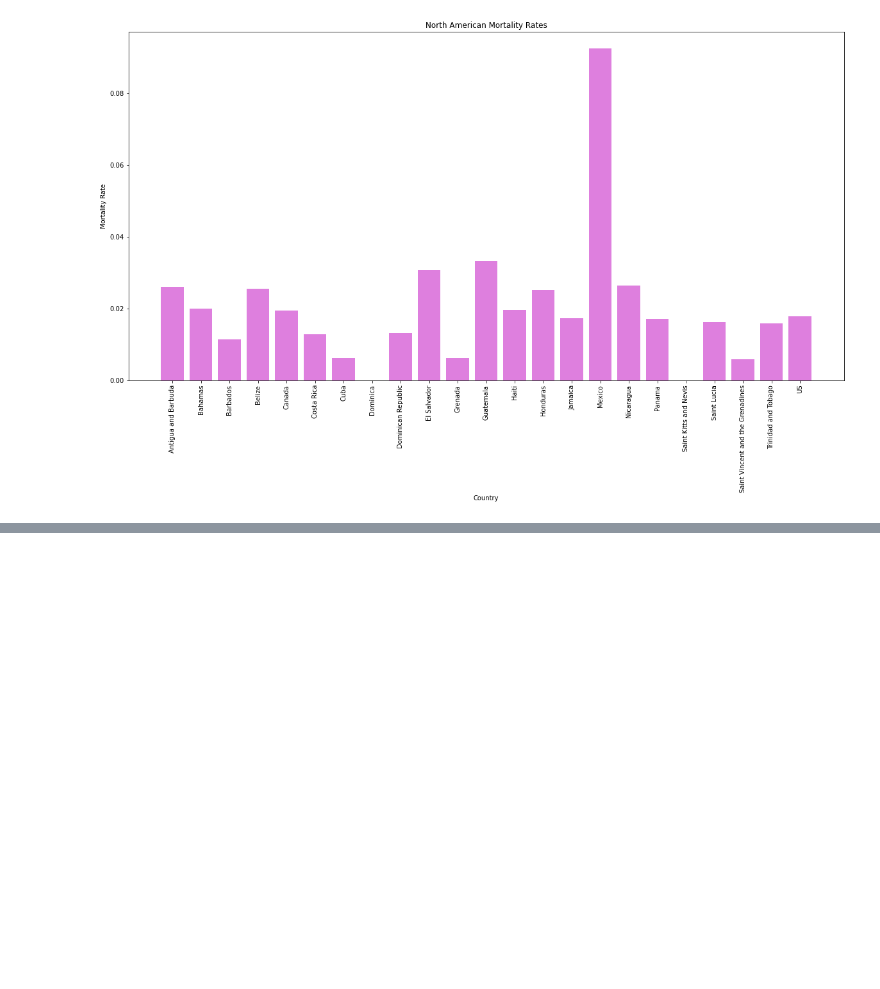
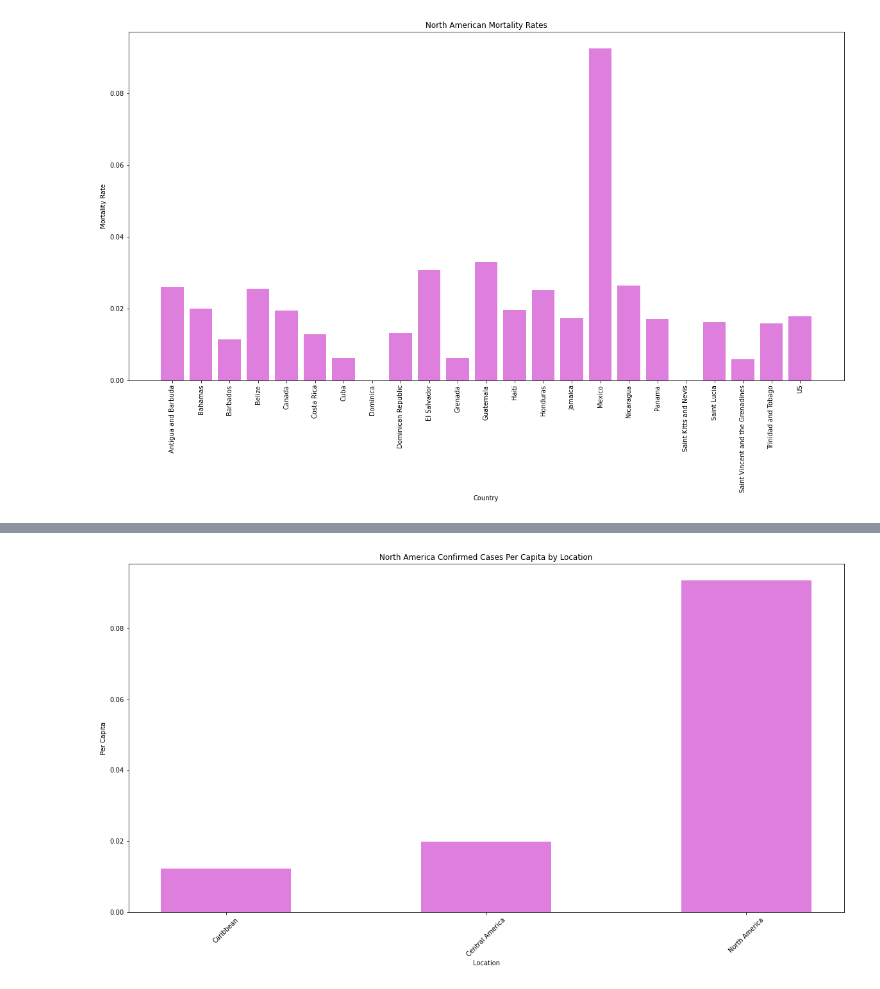
Before and after one commit to grantbot/Project-1, a Jupyter notebook: m-media-api-test.ipynb, the cells around one changed output, grey strips where cells are left out. Saved outputs shown, nothing was run; the diff lists cells and outputs as text; code cells hidden in the pictures; blank space fills up the shorter version.

Commit message:
vaccine df, charting

```diff
--- a/m-media-api-test.ipynb
+++ b/m-media-api-test.ipynb
@@ -67,0 +68,9 @@ pulled_df.head()
+# %%
+vacc_url = "https://covid-api.mmediagroup.fr/v1/vaccines?"
+
+continent = "North America"
+vacc_query_url = vacc_url + "continent=" + continent
+
+vacc_data_response = requests.get(vacc_query_url)
+vacc_data_json = vacc_data_response.json()
+vacc_data_json
@@ -67,0 +95,13 @@ pulled_df.head()
+# %%
+import json
+
+vacc_All = []
+
+vacc_target_url = vacc_query_url
+vacc_response = requests.get(vacc_query_url).json()
+
+for key,value in vacc_response.items():
+    vacc_All.append(value['All'])
+
+vacc_pulled_df = pd.DataFrame(vacc_All)
+vacc_pulled_df.head()
@@ -365,0 +428,17 @@ clean_grouped_df
+# %%
+# Confirmed per Capita by Location
+x_axis = clean_grouped_df.reset_index()['location']
+y_axis = clean_grouped_df['Confirmed per Capita']
+
+plt.figure(figsize=(20,10))
+plt.bar(x_axis, y_axis, color='m', alpha=0.5, align="center", width = 0.5)
+tick_locations = [value for value in x_axis]
+plt.xticks(rotation = 45, fontsize = 10)
+plt.title('North America Confirmed Cases Per Capita by Location')
+plt.ylabel('Per Capita')
+plt.xlabel('Location')
+
+plt.savefig("Images/LocationConfirmedCases.png")
+plt.show()
+# %% [output]
+[figure, added]
```
Also changed, not shown: parts of 22 cells of this notebook, 11 other files.
